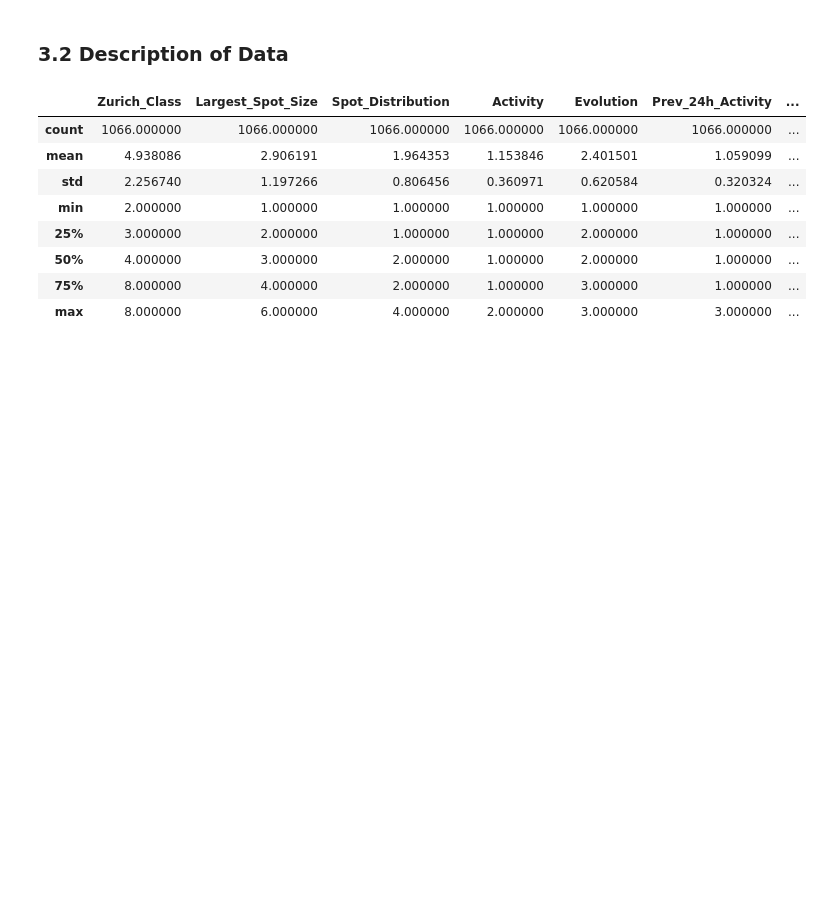
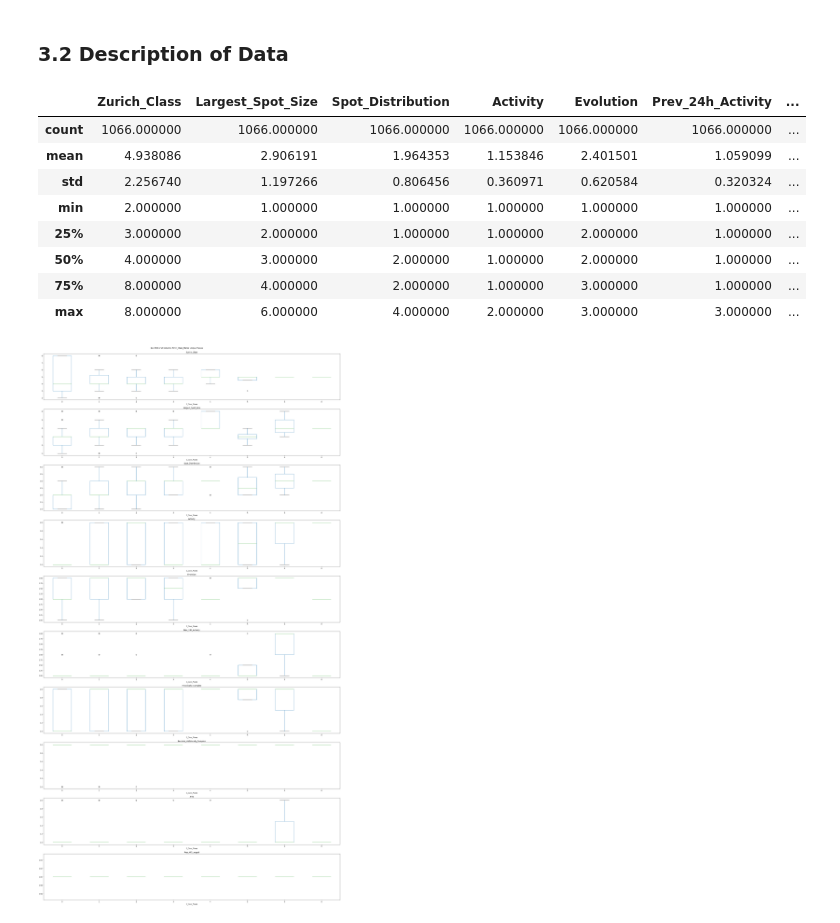
Before and after one commit to gavinsadecki/Capstone-3, a Jupyter notebook: Step 3 - EDA/Step 3 - EDA.ipynb, the cells around one changed output. Saved outputs shown, nothing was run; the diff lists cells and outputs as text; code cells hidden in the pictures; blank space fills up the shorter version.

```diff
--- a/Step 3 - EDA/Step 3 - EDA.ipynb
+++ b/Step 3 - EDA/Step 3 - EDA.ipynb
@@ -35,3 +38,17 @@ df.describe()
 | 50% | 4.000000 | 3.000000 | 2.000000 | 1.000000 | 2.000000 | 1.000000 | ... |
 | 75% | 8.000000 | 4.000000 | 2.000000 | 1.000000 | 3.000000 | 1.000000 | ... |
 | max | 8.000000 | 6.000000 | 4.000000 | 2.000000 | 3.000000 | 3.000000 | ... |
+# %%
+fig, axs = plt.subplots(10,1)
+columns = df.drop(['C_Class_Flares','M_Class_Flares','X_Class_Flares'],axis=1).columns
+
+for i in range(0,10):
+    df.boxplot([columns[i]],by = 'C_Class_Flares',ax=axs[i],grid = False)
+    axs[i].title.set_text(columns[i])
+
+plt.subplots_adjust(top=0.97, right=0.99)
+fig.suptitle('Box Plot of all columns for C_Class_Flares Unique Values')
+fig.set_figheight(60)
+fig.set_figwidth(30)
+# %% [output]
+[figure, added]
```
Also changed, not shown: parts of 23 cells of this notebook.
